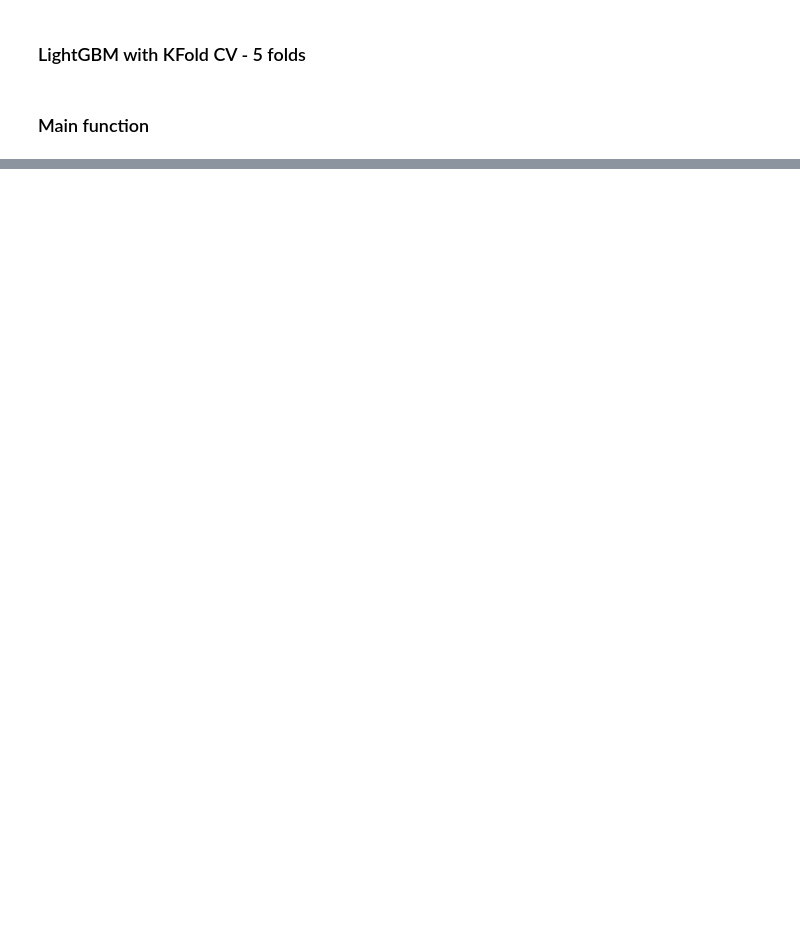
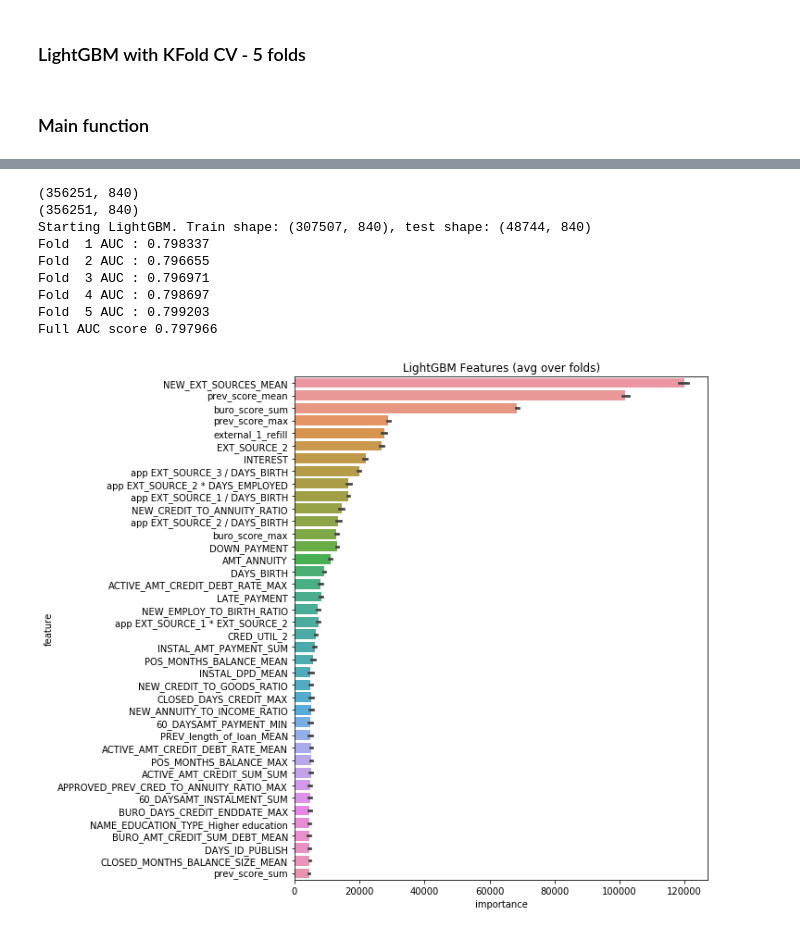
Before and after one commit to michelleeesi/summer2020, a Jupyter notebook: lightgbm.ipynb, the cells around one changed output, grey strips where cells are left out. Saved outputs shown, nothing was run; the diff lists cells and outputs as text; code cells hidden in the pictures; blank space fills up the shorter version.

```diff
--- a/lightgbm.ipynb
+++ b/lightgbm.ipynb
@@ -983,8 +458,10 @@ def kfold_lightgbm(df, num_folds, stratified = False, debug= False):
     sub_preds = np.zeros(test_df.shape[0])
     feature_importance_df = pd.DataFrame()
     #using all features
-    feats = [f for f in train_df.columns if f not in ['TARGET','SK_ID_CURR','SK_ID_BUREAU','SK_ID_PREV','index','Unnamed: 0']]
+    #feats = [f for f in train_df.columns if f not in ['TARGET','SK_ID_CURR','SK_ID_BUREAU','SK_ID_PREV','index','Unnamed: 0']]
 
+    #using spearman rank 1
+    feats = sp1
     for n_fold, (train_idx, valid_idx) in enumerate(folds.split(train_df[feats], train_df['TARGET'])):
         dtrain = lgb.Dataset(data=train_df[feats].iloc[train_idx],
                              label=train_df['TARGET'].iloc[train_idx],
@@ -1010,7 +487,7 @@ def kfold_lightgbm(df, num_folds, stratified = False, debug= False):
             'min_child_weight': 60, #39.3259775, #60
             'seed': 19,
             'verbose': -1,
-            #'feature_fraction':0.7,
+            'feature_fraction':0.4,
             'metric': 'auc'
         }
 
@@ -1028,9 +505,8 @@ def kfold_lightgbm(df, num_folds, stratified = False, debug= False):
         oof_df['SK_ID_CURR']=train_df['SK_ID_CURR'].iloc[valid_idx]
         oof_df['TARGET'] = oof_preds[valid_idx]
         oof_df.head()
-        oof_df[['SK_ID_CURR', 'TARGET']].to_csv(r'fold{:02d}.csv'.format(n_fold+1), index= False)
+        #oof_df[['SK_ID_CURR', 'TARGET']].to_csv(r'fold{:02d}.csv'.format(n_fold+1), index= False)
         sub_preds += clf.predict(test_df[feats]) / folds.n_splits
-
         fold_importance_df = pd.DataFrame()
         fold_importance_df["feature"] = feats
         fold_importance_df["importance"] = clf.feature_importance(importance_type='gain')
@@ -1143,0 +540,20 @@ Starting kfold lightgbm - done in 5910s
+# %%
+df=pd.read_csv('o_full_train')
+
+if __name__ == "__main__":
+    submission_file_name = "submission_with selected_features.csv"
+    print(df.shape)
+    gc.collect()
+    print(df.shape)
+    feat_importance = kfold_lightgbm(df, num_folds= 5, stratified= False)
+# %% [output]
+(356251, 840)
+(356251, 840)
+Starting LightGBM. Train shape: (307507, 840), test shape: (48744, 840)
+Fold  1 AUC : 0.798337
+Fold  2 AUC : 0.796655
+Fold  3 AUC : 0.796971
+Fold  4 AUC : 0.798697
+Fold  5 AUC : 0.799203
+Full AUC score 0.797966
+[figure, added]
```
Also changed, not shown: parts of 21 cells of this notebook.
